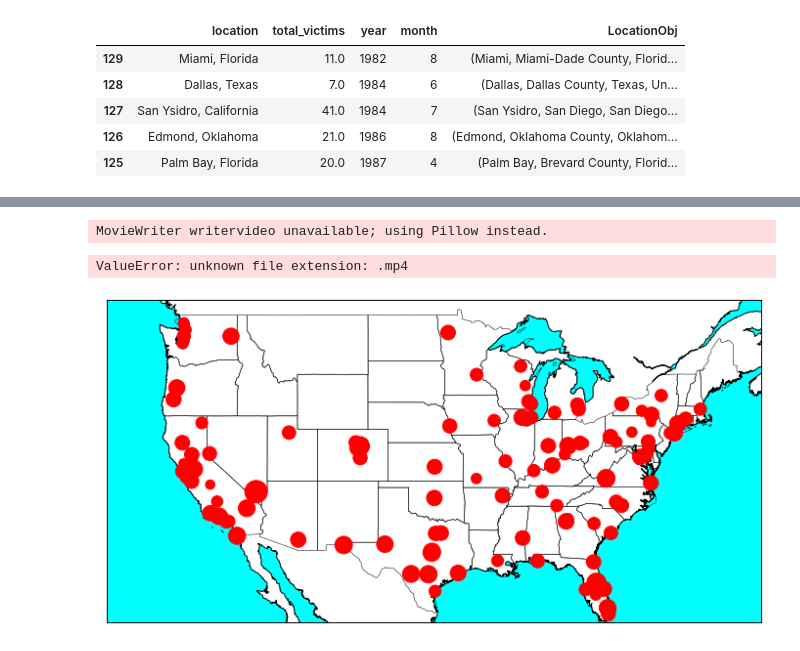
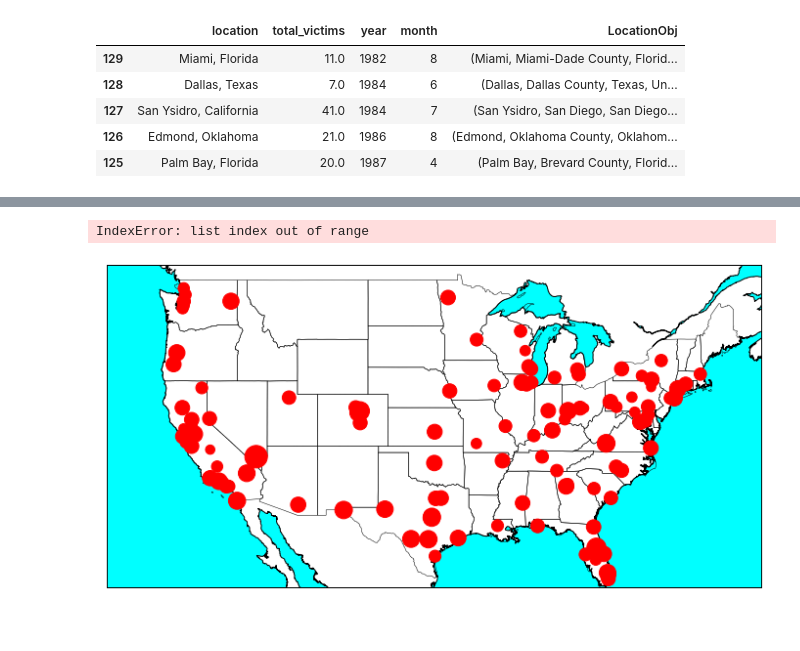
Before and after one commit to CPaladiya/IBM_AI_Professional_Course, a Jupyter notebook: AA_Map_Visualizer.ipynb, the cells around one changed output, grey strips where cells are left out. Saved outputs shown, nothing was run; the diff lists cells and outputs as text; code cells hidden in the pictures.

```diff
--- a/AA_Map_Visualizer.ipynb
+++ b/AA_Map_Visualizer.ipynb
@@ -148,6 +148,3 @@ Shape before removing NAN :  (129, 7)
 | 127 | San Ysidro, California | 41.0 | 1984 | 7 | (San Ysidro, San Diego, San Diego... | 32.552001 | -117.043081 |
 | 126 | Edmond, Oklahoma | 21.0 | 1986 | 8 | (Edmond, Oklahoma County, Oklahom... | 35.657137 | -97.464904 |
 | 125 | Palm Bay, Florida | 20.0 | 1987 | 4 | (Palm Bay, Brevard County, Florid... | 27.994697 | -80.636614 |
-# %%
-BaseData['total_victims'] = BaseData['total_victims'].astype(np.int16)
-BaseData['total_victims']
@@ -193,35 +193,34 @@ lons = list(BaseData['ProcLons'].values)
 lats = list(BaseData['ProcLats'].values)
 victims = list(BaseData['total_victims'].values)
 FRAMES = len(lons)
 
 # generating sizes based on the fatalities
 stdSizes = (np.log(BaseData['total_victims']))*50000/BaseData['total_victims'].max()
 myscat = mp.scatter([], [], marker='o', color='r',zorder = 5)
 
 AnnotationList = []
 def update(i):
     if(len(AnnotationList) > 0):
         AnnotationList[0].remove() #removing annotation
         AnnotationList[:] = []
     x = lons[:i]
     y = lats[:i]
     myscat.set_offsets(np.c_[x,y])
     myscat.set_sizes(stdSizes[:i])
     ann = plt.annotate(victims[i], xy=(lons[i], lats[i]), xytext = (lons[i]-50000, lats[i]-50000),weight='bold', color='black',zorder = 10)
     AnnotationList.append(ann)
     return myscat,
 
-anim = animation.FuncAnimation(plt.gcf(), update, frames = FRAMES, interval=100000, blit=True)
-anim.save('Results/AMSExample.mp4', writer='writervideo', fps=60)
+anim = animation.FuncAnimation(plt.gcf(), update, frames = 500, interval=FRAMES*2, blit=True)
+anim.save('Results/AMSExample.avi', writer='ffmpeg', fps=30, dpi = 300)
 plt.show()
 
 # possibly increase the size of numbers and dots
 # overlap problem
 # vdo conversion problem
 # border around marker if possible
 # animate location
 # animate total number of victims
 # %% [output]
-MovieWriter writervideo unavailable; using Pillow instead.
+IndexError: list index out of range
-ValueError: unknown file extension: .mp4
-[figure, old version]
+[figure, new version]
```
Also changed, not shown: parts of 2 cells of this notebook, 3 other files.
